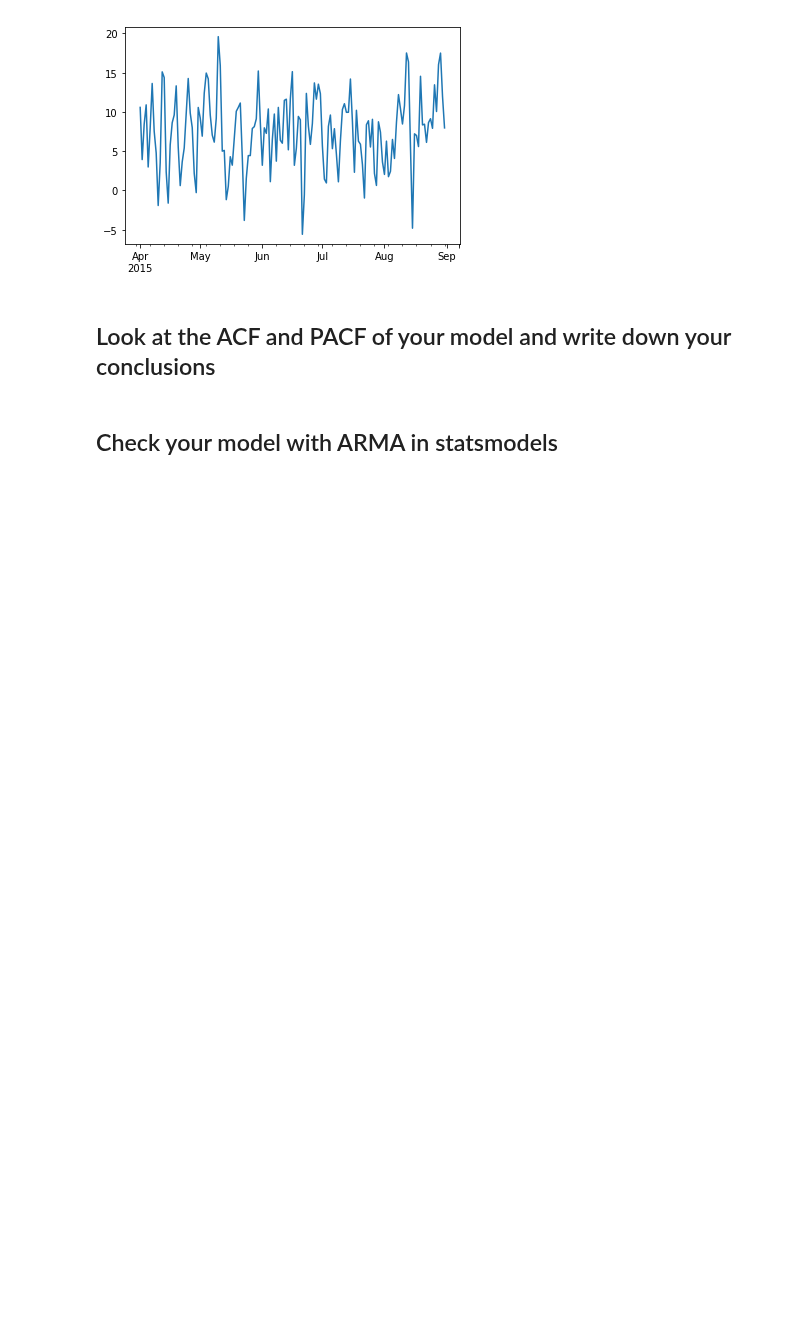
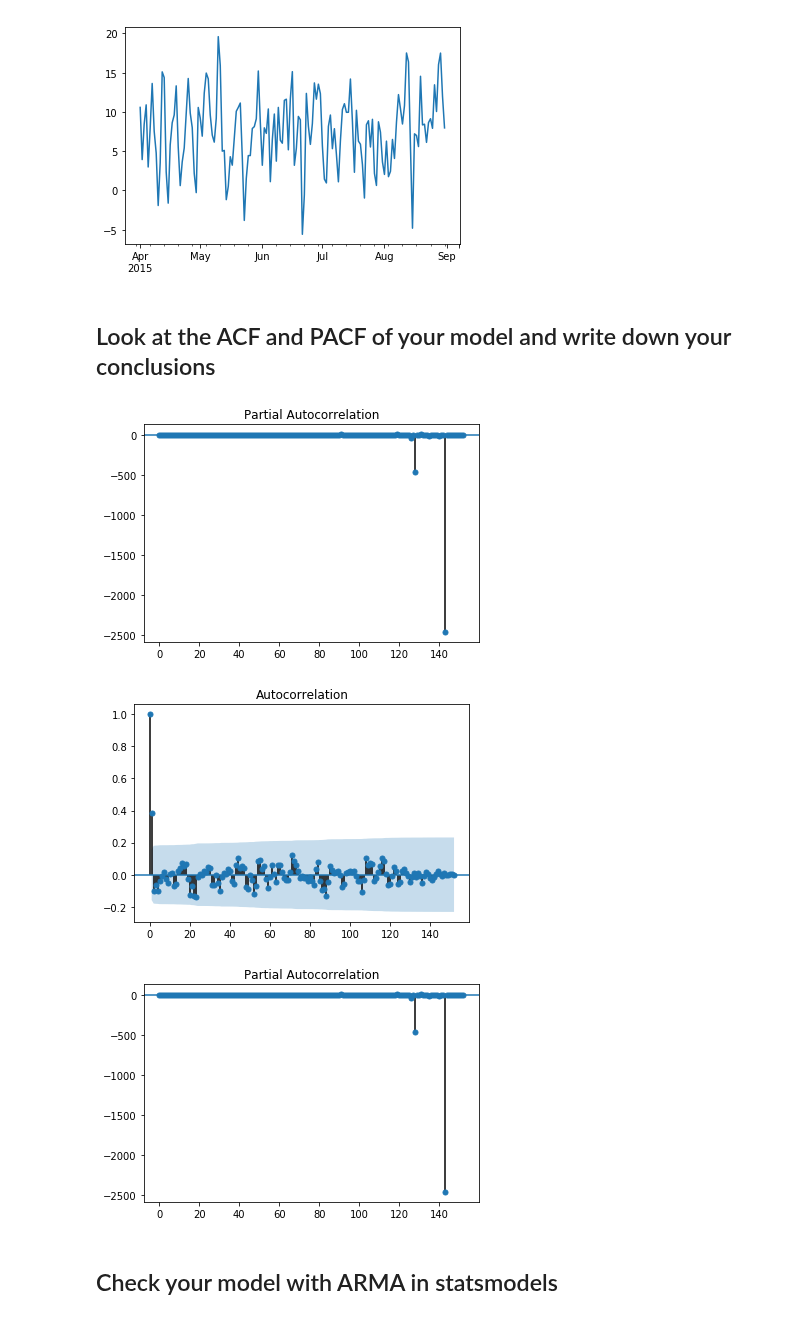
Before and after one commit to Rimab55/dsc-3-26-07-arma-models-lab-nyc-ds-career-012819, a Jupyter notebook: index.ipynb, the cells around one changed output. Cells and saved outputs as stored; diff of their text form; code cells hidden in the pictures; blank space fills up the shorter version.

```diff
--- a/index.ipynb
+++ b/index.ipynb
@@ -159,8 +159,12 @@ series.plot()
 # %%
 # plots here
 
 plot_acf(series)
-plot_pac
+plot_pacf(series)
+# %% [output]
+[figure, added]
+[figure, added]
+[figure, added]
 # %% [markdown]
 ## Check your model with ARMA in statsmodels
 # %% [markdown]
```
